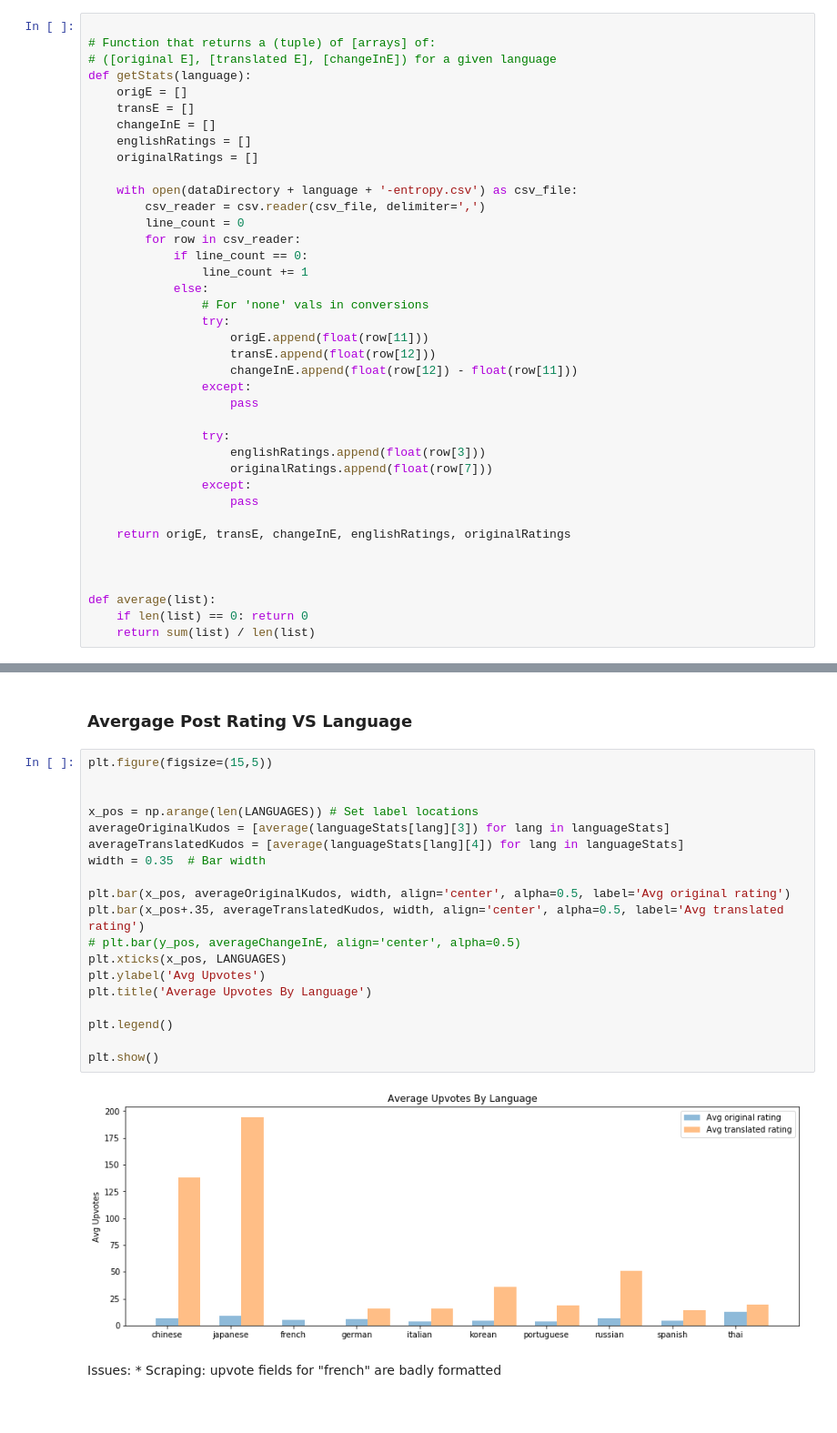
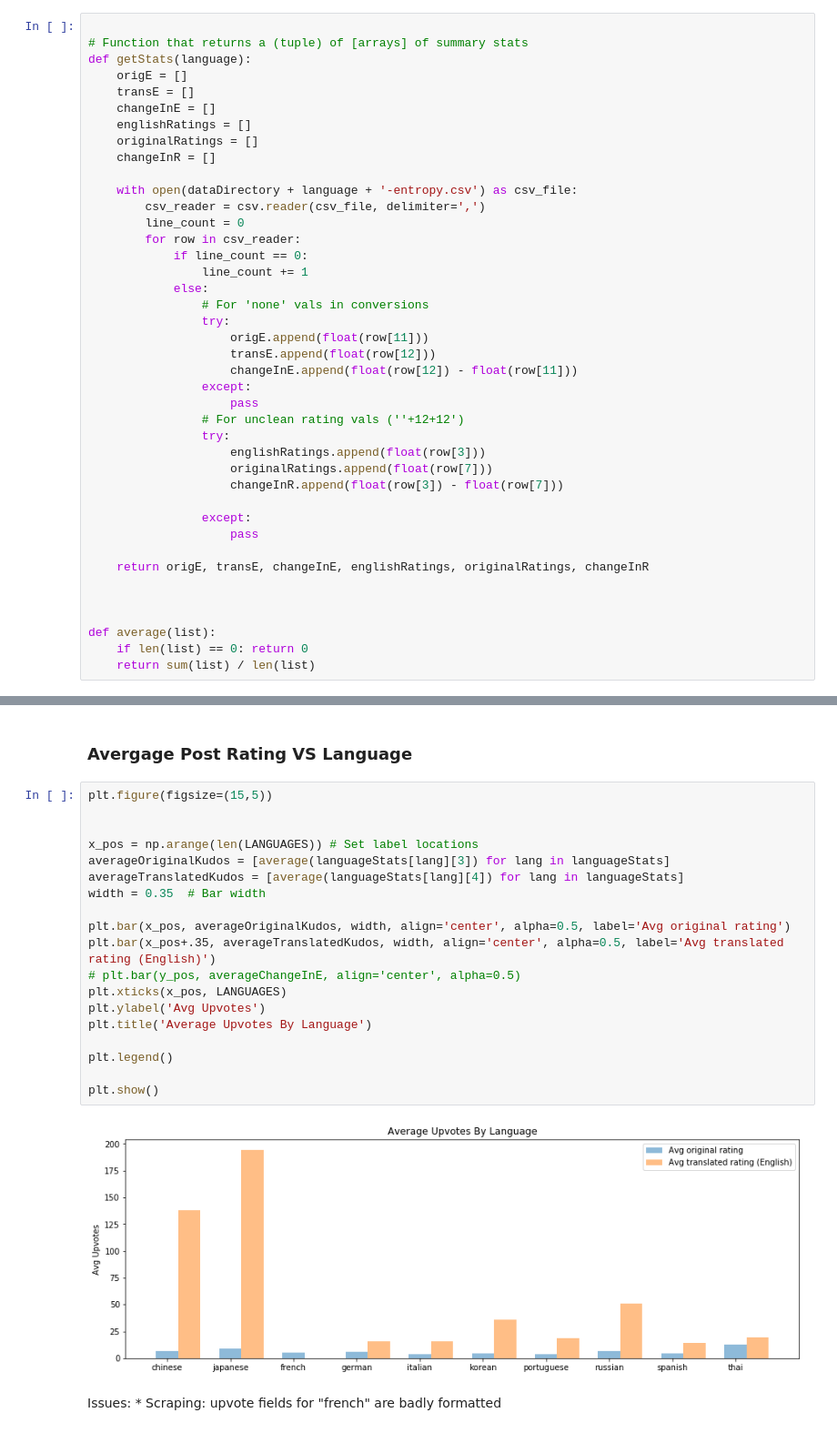
Before and after one commit to Aklaran/hack_scp, a Jupyter notebook: Visualization.ipynb, the cells around one changed output, grey strips where cells are left out. Shown at 91% size. Drawn from its saved outputs; the diff is of its cells as text.

Commit message:
Graphs added

```diff
--- a/Visualization.ipynb
+++ b/Visualization.ipynb
@@ -24,14 +26,14 @@ LANGUAGES = ['chinese','japanese','french','german','italian','korean','portugue
 dataDirectory = './data/kld/'
 # %%
 
-# Function that returns a (tuple) of [arrays] of:
-# ([original E], [translated E], [changeInE]) for a given language
+# Function that returns a (tuple) of [arrays] of summary stats
 def getStats(language):
     origE = []
     transE = []
     changeInE = []
     englishRatings = []
     originalRatings = []
+    changeInR = []
 
     with open(dataDirectory + language + '-entropy.csv') as csv_file:
         csv_reader = csv.reader(csv_file, delimiter=',')
@@ -47,14 +49,16 @@ def getStats(language):
                     changeInE.append(float(row[12]) - float(row[11]))
                 except:
                     pass
-
+                # For unclean rating vals (''+12+12')
                 try:
                     englishRatings.append(float(row[3]))
                     originalRatings.append(float(row[7]))
+                    changeInR.append(float(row[3]) - float(row[7]))
+
                 except:
                     pass
 
-    return origE, transE, changeInE, englishRatings, originalRatings
+    return origE, transE, changeInE, englishRatings, originalRatings, changeInR
 
 
 
@@ -93,24 +97,24 @@ plt.show()
 # %%
 plt.figure(figsize=(15,5))
 
 
 x_pos = np.arange(len(LANGUAGES)) # Set label locations
 averageOriginalKudos = [average(languageStats[lang][3]) for lang in languageStats]
 averageTranslatedKudos = [average(languageStats[lang][4]) for lang in languageStats]
 width = 0.35  # Bar width
 
 plt.bar(x_pos, averageOriginalKudos, width, align='center', alpha=0.5, label='Avg original rating')
-plt.bar(x_pos+.35, averageTranslatedKudos, width, align='center', alpha=0.5, label='Avg translated rating')
+plt.bar(x_pos+.35, averageTranslatedKudos, width, align='center', alpha=0.5, label='Avg translated rating (English)')
 # plt.bar(y_pos, averageChangeInE, align='center', alpha=0.5)
 plt.xticks(x_pos, LANGUAGES)
 plt.ylabel('Avg Upvotes')
 plt.title('Average Upvotes By Language')
 
 plt.legend()
 
 plt.show()
 # %% [output]
-[figure, old version]
+[figure, new version]
 # %% [markdown]
 Issues:
     * Scraping: upvote fields for "french" are badly formatted
```
Also changed, not shown: parts of 10 cells of this notebook, 11 other files.
